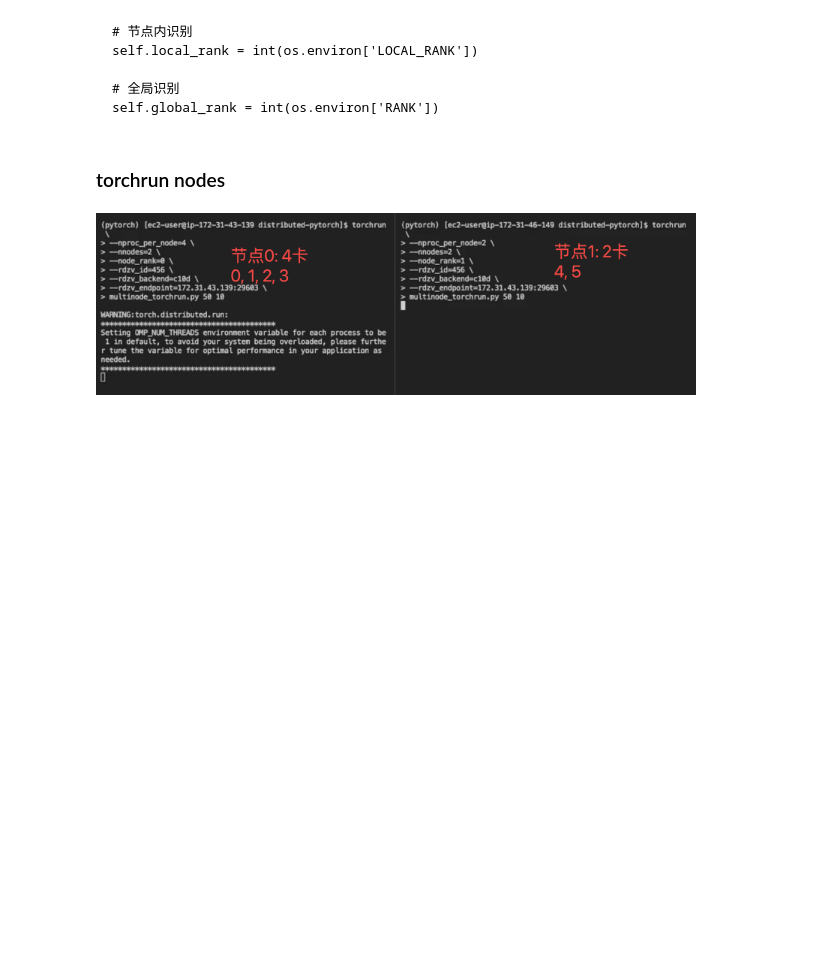
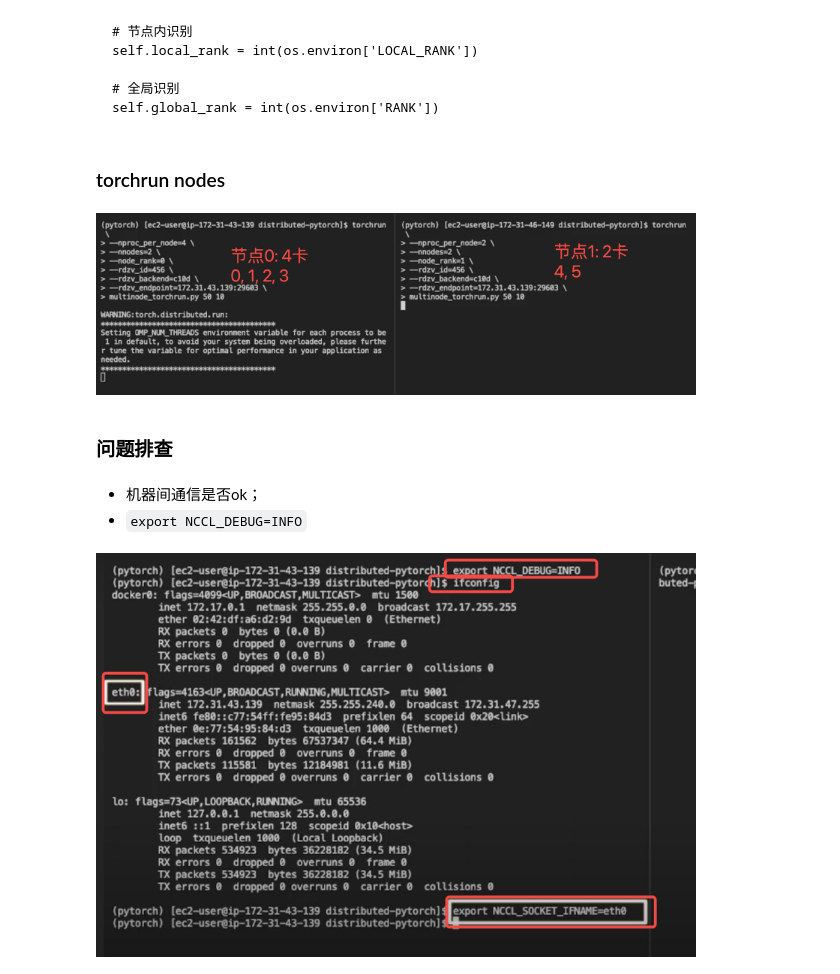
Before and after one commit to chunhuizhang/pytorch_distribute_tutorials, a Jupyter notebook: tutorials/一些补充（多机多卡）.ipynb, the cells around one changed output. Saved outputs shown, nothing was run; the diff lists cells and outputs as text; code cells hidden in the pictures; blank space fills up the shorter version.

```diff
--- a/tutorials/一些补充.ipynb
+++ b/tutorials/一些补充（多机多卡）.ipynb
@@ -26,3 +26,12 @@ self.global_rank = int(os.environ['RANK'])
 Image('../imgs/torchrun_nodes.png', width=600)
 # %% [output]
 [figure]
+# %% [markdown]
+### 问题排查
+# %% [markdown]
+- 机器间通信是否ok；
+- `export NCCL_DEBUG=INFO`
+# %%
+Image('../imgs/verbose.png', width=600)
+# %% [output]
+[figure, added]
```
Also changed, not shown: 1 other file.
